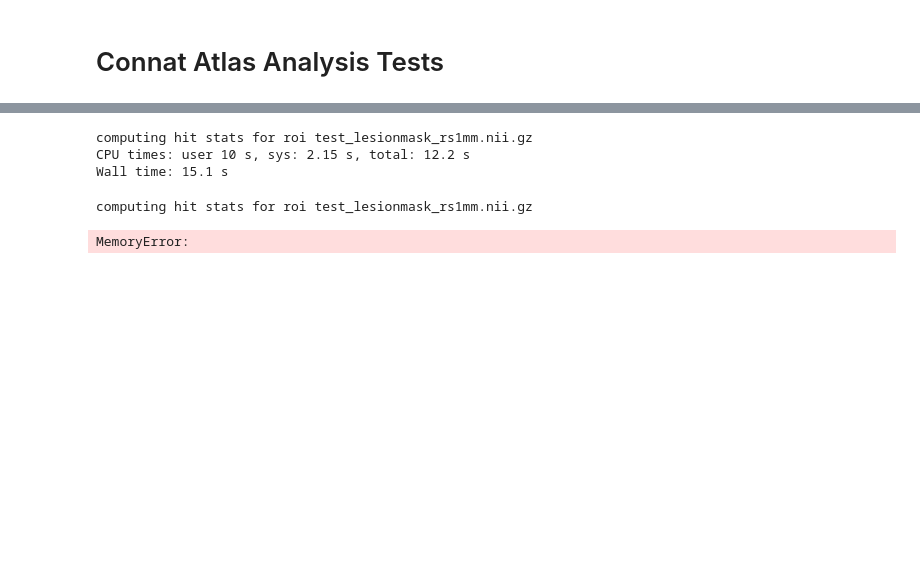
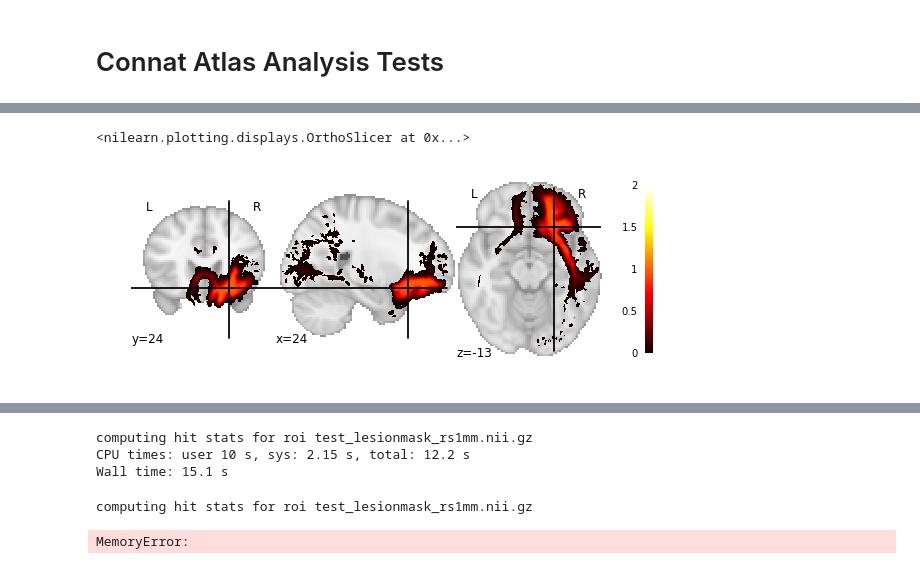
Before and after one commit to JohnGriffiths/ConWhAt_OLD, a Jupyter notebook: ConWhAt/scratch/tempfile.ipynb, the cells around one changed output, grey strips where cells are left out. Cells and saved outputs as stored; diff of their text form; code cells hidden in the pictures; blank space fills up the shorter version.

```diff
--- a/ConWhAt/scratch/tempfile.ipynb
+++ b/ConWhAt/scratch/tempfile.ipynb
@@ -18,2 +21,2 @@ from ConWhAt.volumetric import VolConnAtlas
 # %%
-va = VolConnAtlas('dipy_dsi_sd4_l2k8_sc33')
+va = VolConnAtlas('dipy_dsi_sd4_l2k8_sc33_v2')
@@ -22,2 +22,0 @@ at_dir = conwhat_dir + '/ConWhAt/atlases/volumetric/dipy_dsi_sd4_l2k8_sc33'
-# %%
-va.at_dir = at_dir
@@ -25,0 +74,7 @@ test_file = 'test_lesionmask_rs1mm.nii.gz'
+# %%
+ifmaps = va.image_file_mappings.ix[0]
+# %%
+plot_stat_map(index_img(ifmaps['nii_file'],ifmaps['4dvolind']),vmax=2.)
+# %% [output]
+<nilearn.plotting.displays.OrthoSlicer at 0x...>
+[figure, added]
```
Also changed, not shown: parts of 32 cells of this notebook.
